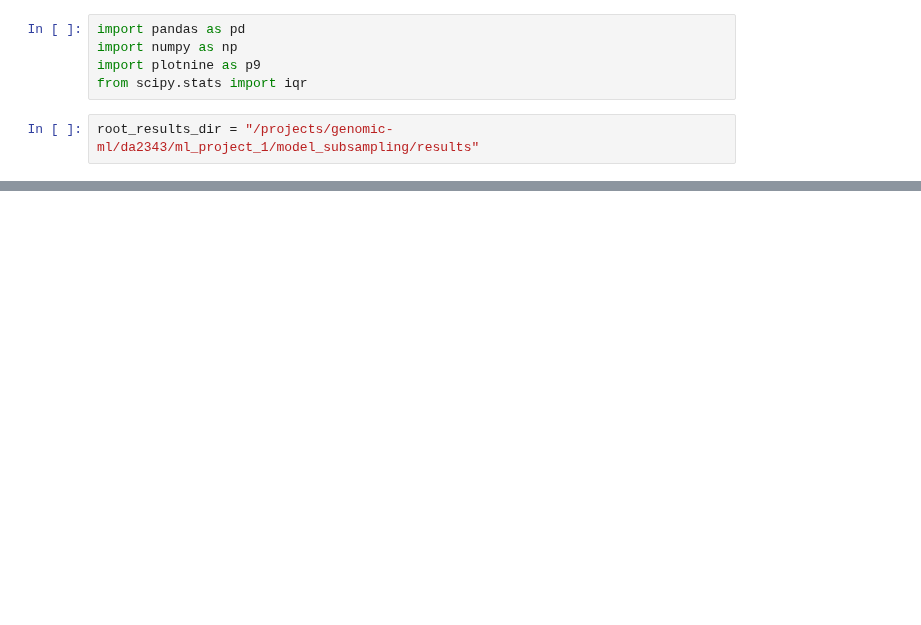
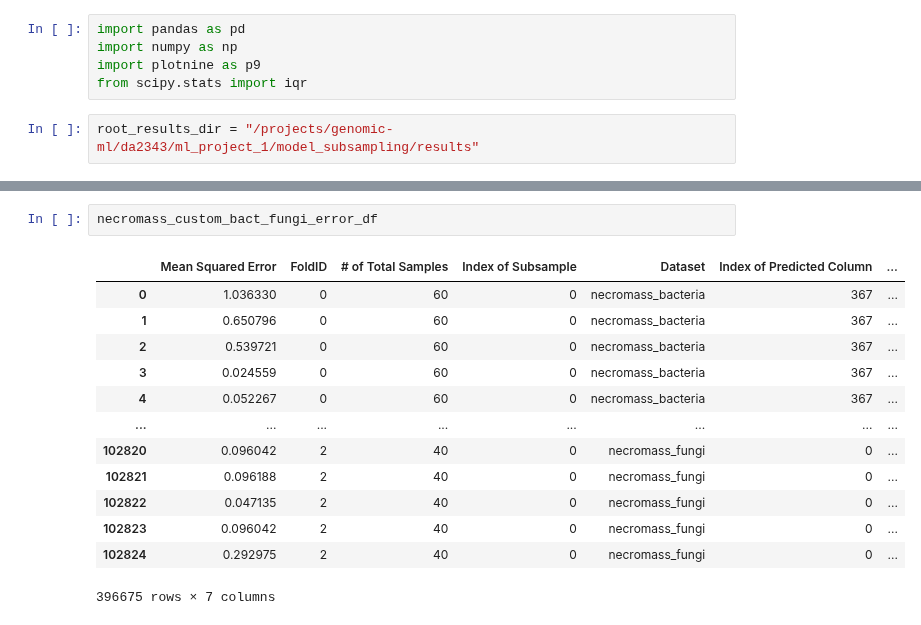
Before and after one commit to EngineerDanny/CS685-Microbe-Network-Research-Code, a Jupyter notebook: model_subsampling/results/analyze_results.ipynb, the cells around one changed output, grey strips where cells are left out. Cells and saved outputs as stored; diff of their text form; blank space fills up the shorter version.

```diff
--- a/model_subsampling/results/analyze_results.ipynb
+++ b/model_subsampling/results/analyze_results.ipynb
@@ -289,0 +98,16 @@ test_error_graph(error_df)
+# %%
+necromass_custom_bact_fungi_error_df
+# %% [output]
+|  | Mean Squared Error | FoldID | # of Total Samples | Index of Subsample | Dataset | Index of Predicted Column | ... |
+| 0 | 1.036330 | 0 | 60 | 0 | necromass_bacteria | 367 | ... |
+| 1 | 0.650796 | 0 | 60 | 0 | necromass_bacteria | 367 | ... |
+| 2 | 0.539721 | 0 | 60 | 0 | necromass_bacteria | 367 | ... |
+| 3 | 0.024559 | 0 | 60 | 0 | necromass_bacteria | 367 | ... |
+| 4 | 0.052267 | 0 | 60 | 0 | necromass_bacteria | 367 | ... |
+| ... | ... | ... | ... | ... | ... | ... | ... |
+| 102820 | 0.096042 | 2 | 40 | 0 | necromass_fungi | 0 | ... |
+| 102821 | 0.096188 | 2 | 40 | 0 | necromass_fungi | 0 | ... |
+| 102822 | 0.047135 | 2 | 40 | 0 | necromass_fungi | 0 | ... |
+| 102823 | 0.096042 | 2 | 40 | 0 | necromass_fungi | 0 | ... |
+| 102824 | 0.292975 | 2 | 40 | 0 | necromass_fungi | 0 | ... |
+396675 rows × 7 columns
```
Also changed, not shown: parts of 8 cells of this notebook.
